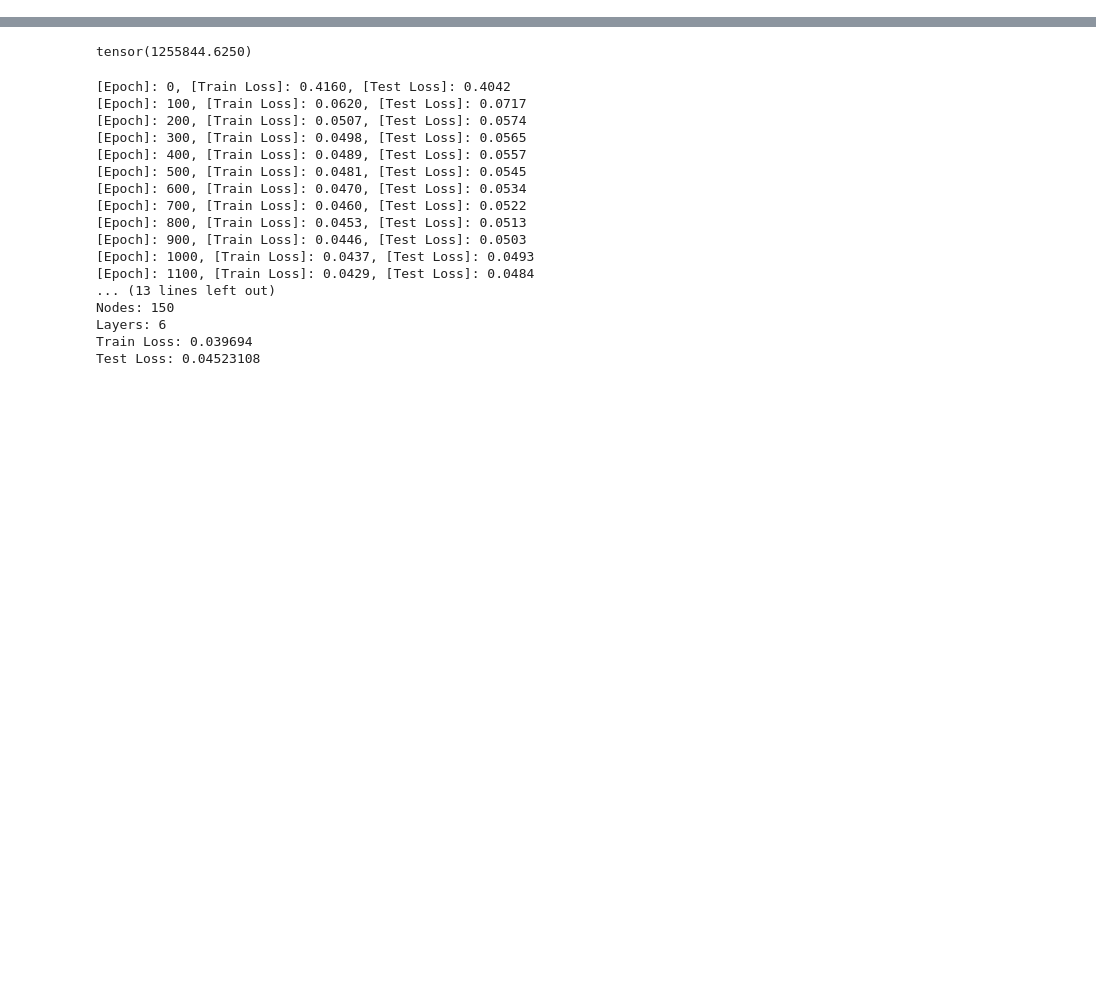
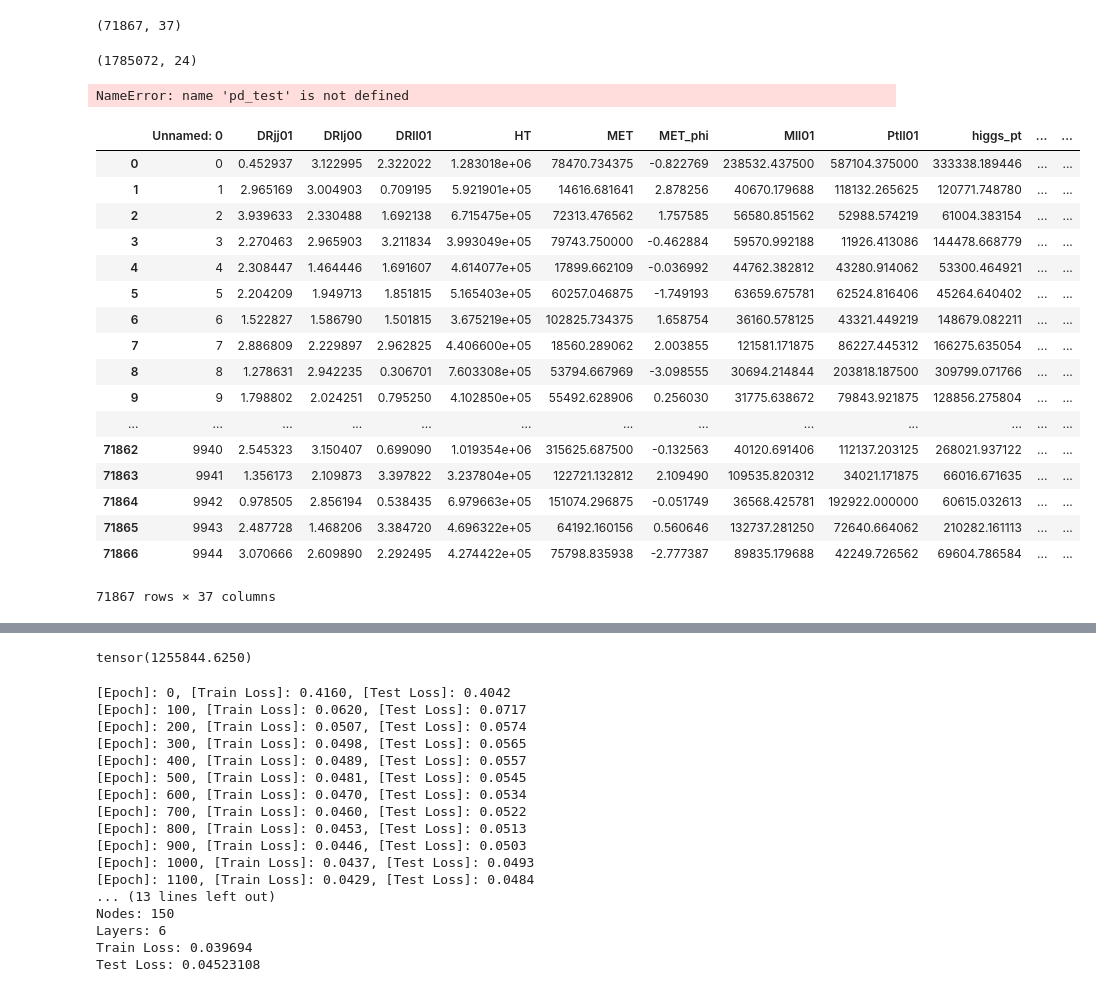
Before and after one commit to afwebb/higgs_diff, a Jupyter notebook: ml_scripts/top_pt_reg_torch.ipynb, the cells around one changed output, grey strips where cells are left out. Drawn from its saved outputs; the diff is of its cells as text; code cells hidden in the pictures; blank space fills up the shorter version.

```diff
--- a/ml_scripts/top_pt_reg_torch.ipynb
+++ b/ml_scripts/top_pt_reg_torch.ipynb
@@ -19,12 +19,43 @@ import matplotlib.pyplot as plt
 # %%
 device = torch.device("cuda:0")
 # %%
-inDF = pd.read_csv('../inputData/87_4j.csv')
+inDF = pd.read_csv('../inputData/87_GN2_4j.csv')
+inDF.shape
 #inDF.loc[ inDF['higgs_pt'] <= 250000, 'higgs_pt'] = 0
 #inDF.loc[ inDF['higgs_pt'] > 250000, 'higgs_pt'] = 1
-pd_train, pd_test = train_test_split(inDF, test_size=0.3)
+#pd_train, pd_test = train_test_split(inDF, test_size=0.3)
+# %% [output]
+(71867, 37)
+# %%
+newDF = pd.read_csv('../inputData/87_GN2.csv')
+newDF.shape
+# %% [output]
+(1785072, 24)
 # %%
 y_test = pd_test['higgs_pt']
 y_train = pd_train['higgs_pt']
 pd_train = pd_train.drop(['higgs_pt'],axis=1)
 pd_test = pd_test.drop(['higgs_pt'],axis=1)
+# %% [output]
+NameError: name 'pd_test' is not defined
+# %%
+inDF
+# %% [output]
+|  | Unnamed: 0 | DRjj01 | DRlj00 | DRll01 | HT | MET | MET_phi | Mll01 | Ptll01 | higgs_pt | ... | ... |
+| 0 | 0 | 0.452937 | 3.122995 | 2.322022 | 1.283018e+06 | 78470.734375 | -0.822769 | 238532.437500 | 587104.375000 | 333338.189446 | ... | ... |
+| 1 | 1 | 2.965169 | 3.004903 | 0.709195 | 5.921901e+05 | 14616.681641 | 2.878256 | 40670.179688 | 118132.265625 | 120771.748780 | ... | ... |
+| 2 | 2 | 3.939633 | 2.330488 | 1.692138 | 6.715475e+05 | 72313.476562 | 1.757585 | 56580.851562 | 52988.574219 | 61004.383154 | ... | ... |
+| 3 | 3 | 2.270463 | 2.965903 | 3.211834 | 3.993049e+05 | 79743.750000 | -0.462884 | 59570.992188 | 11926.413086 | 144478.668779 | ... | ... |
+| 4 | 4 | 2.308447 | 1.464446 | 1.691607 | 4.614077e+05 | 17899.662109 | -0.036992 | 44762.382812 | 43280.914062 | 53300.464921 | ... | ... |
+| 5 | 5 | 2.204209 | 1.949713 | 1.851815 | 5.165403e+05 | 60257.046875 | -1.749193 | 63659.675781 | 62524.816406 | 45264.640402 | ... | ... |
+| 6 | 6 | 1.522827 | 1.586790 | 1.501815 | 3.675219e+05 | 102825.734375 | 1.658754 | 36160.578125 | 43321.449219 | 148679.082211 | ... | ... |
+| 7 | 7 | 2.886809 | 2.229897 | 2.962825 | 4.406600e+05 | 18560.289062 | 2.003855 | 121581.171875 | 86227.445312 | 166275.635054 | ... | ... |
+| 8 | 8 | 1.278631 | 2.942235 | 0.306701 | 7.603308e+05 | 53794.667969 | -3.098555 | 30694.214844 | 203818.187500 | 309799.071766 | ... | ... |
+| 9 | 9 | 1.798802 | 2.024251 | 0.795250 | 4.102850e+05 | 55492.628906 | 0.256030 | 31775.638672 | 79843.921875 | 128856.275804 | ... | ... |
+| ... | ... | ... | ... | ... | ... | ... | ... | ... | ... | ... | ... | ... |
+| 71862 | 9940 | 2.545323 | 3.150407 | 0.699090 | 1.019354e+06 | 315625.687500 | -0.132563 | 40120.691406 | 112137.203125 | 268021.937122 | ... | ... |
+| 71863 | 9941 | 1.356173 | 2.109873 | 3.397822 | 3.237804e+05 | 122721.132812 | 2.109490 | 109535.820312 | 34021.171875 | 66016.671635 | ... | ... |
+| 71864 | 9942 | 0.978505 | 2.856194 | 0.538435 | 6.979663e+05 | 151074.296875 | -0.051749 | 36568.425781 | 192922.000000 | 60615.032613 | ... | ... |
+| 71865 | 9943 | 2.487728 | 1.468206 | 3.384720 | 4.696322e+05 | 64192.160156 | 0.560646 | 132737.281250 | 72640.664062 | 210282.161113 | ... | ... |
+| 71866 | 9944 | 3.070666 | 2.609890 | 2.292495 | 4.274422e+05 | 75798.835938 | -2.777387 | 89835.179688 | 42249.726562 | 69604.786584 | ... | ... |
+71867 rows × 37 columns
```
Also changed, not shown: parts of 2 cells of this notebook, 15 other files.
